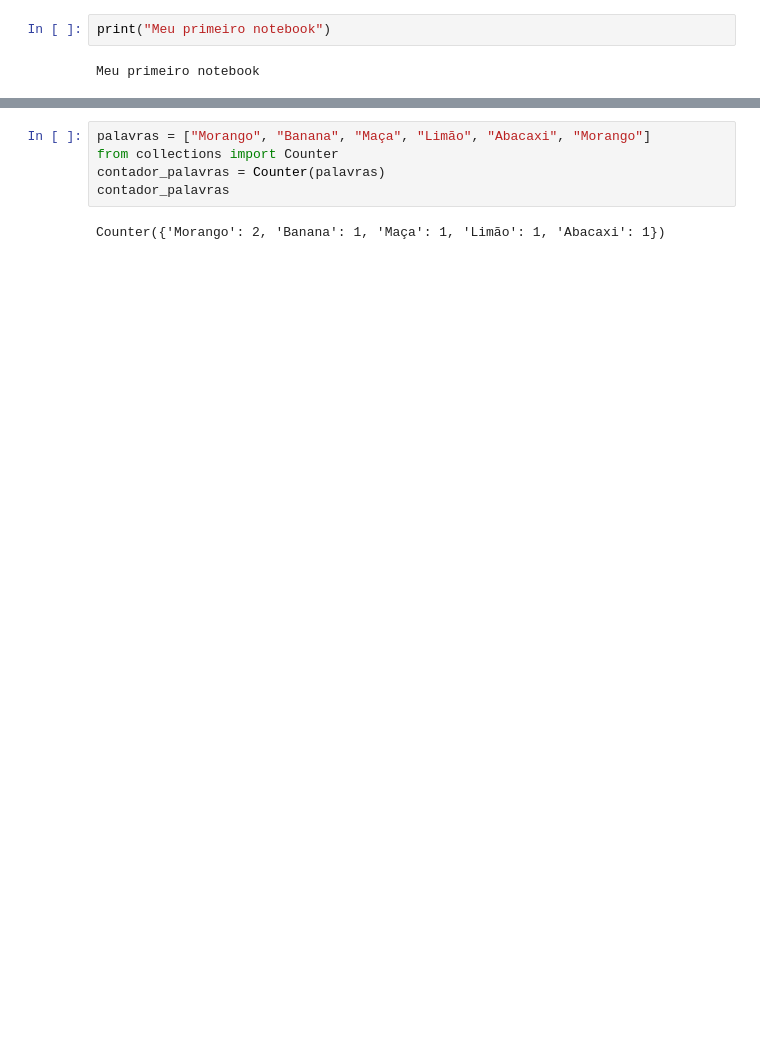
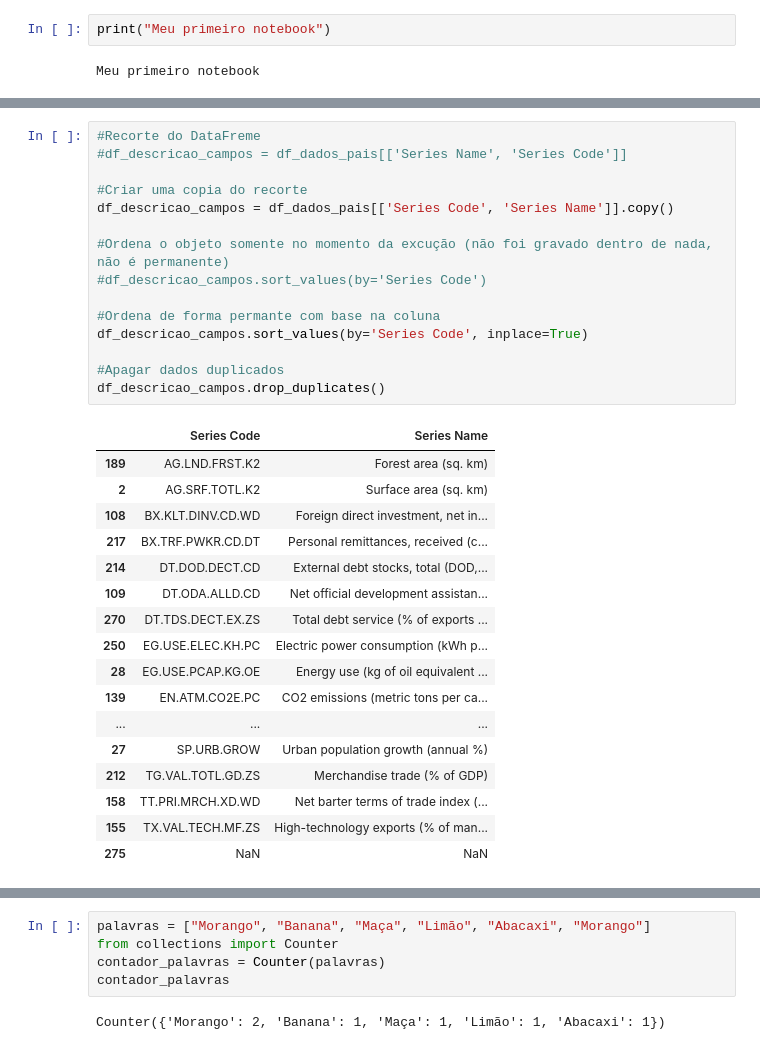
Before and after one commit to CarolineAndradeR/Python, a Jupyter notebook: cap12.ipynb, the cells around one changed output, grey strips where cells are left out. Saved outputs shown, nothing was run; the diff lists cells and outputs as text; blank space fills up the shorter version.

```diff
--- a/cap12.ipynb
+++ b/cap12.ipynb
@@ -65,0 +133,33 @@ False
+# %%
+#Recorte do DataFreme
+#df_descricao_campos = df_dados_pais[['Series Name', 'Series Code']]
+
+#Criar uma copia do recorte
+df_descricao_campos = df_dados_pais[['Series Code', 'Series Name']].copy()
+
+#Ordena o objeto somente no momento da excução (não foi gravado dentro de nada, não é permanente)
+#df_descricao_campos.sort_values(by='Series Code')
+
+#Ordena de forma permante com base na coluna
+df_descricao_campos.sort_values(by='Series Code', inplace=True)
+
+#Apagar dados duplicados
+df_descricao_campos.drop_duplicates()
+# %% [output]
+|  | Series Code | Series Name |
+| 189 | AG.LND.FRST.K2 | Forest area (sq. km) |
+| 2 | AG.SRF.TOTL.K2 | Surface area (sq. km) |
+| 108 | BX.KLT.DINV.CD.WD | Foreign direct investment, net in... |
+| 217 | BX.TRF.PWKR.CD.DT | Personal remittances, received (c... |
+| 214 | DT.DOD.DECT.CD | External debt stocks, total (DOD,... |
+| 109 | DT.ODA.ALLD.CD | Net official development assistan... |
+| 270 | DT.TDS.DECT.EX.ZS | Total debt service (% of exports ... |
+| 250 | EG.USE.ELEC.KH.PC | Electric power consumption (kWh p... |
+| 28 | EG.USE.PCAP.KG.OE | Energy use (kg of oil equivalent ... |
+| 139 | EN.ATM.CO2E.PC | CO2 emissions (metric tons per ca... |
+| ... | ... | ... |
+| 27 | SP.URB.GROW | Urban population growth (annual %) |
+| 212 | TG.VAL.TOTL.GD.ZS | Merchandise trade (% of GDP) |
+| 158 | TT.PRI.MRCH.XD.WD | Net barter terms of trade index (... |
+| 155 | TX.VAL.TECH.MF.ZS | High-technology exports (% of man... |
+| 275 | NaN | NaN |
```
Also changed, not shown: parts of 7 cells of this notebook.
